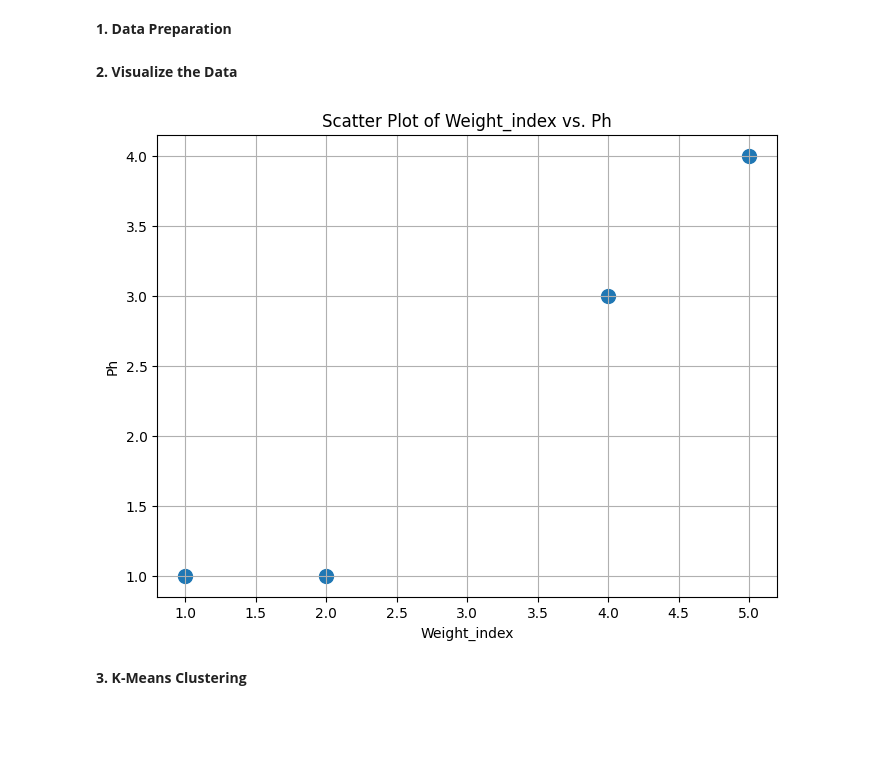
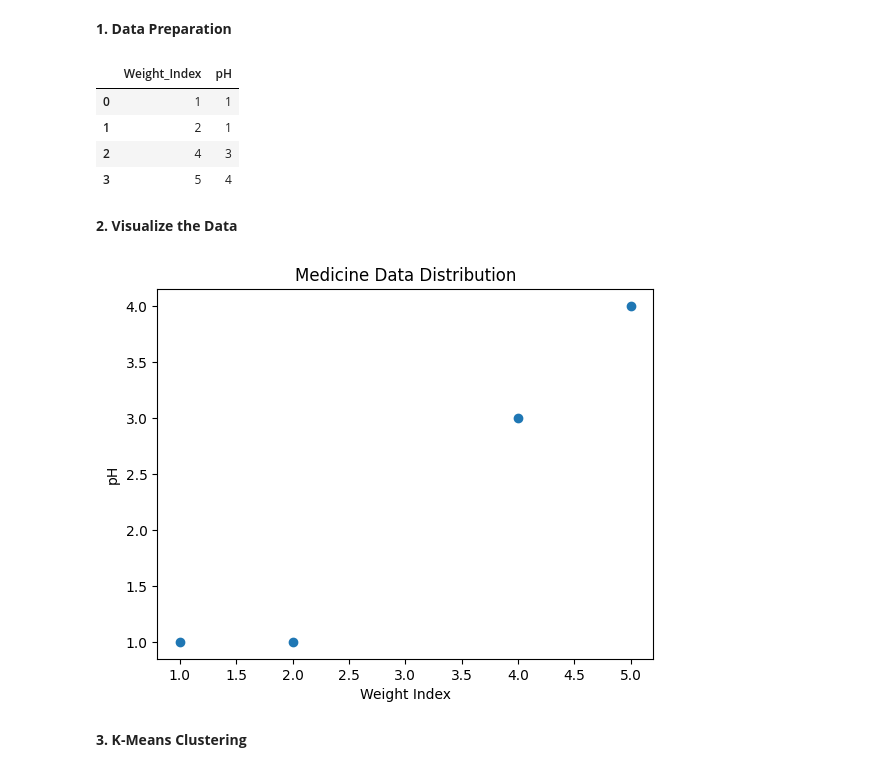
Before and after one commit to linamellese/Unsupervised-Machine-Learning-Clustering-, a Jupyter notebook: Unsupervised-Machine-Learning-Clustering.ipynb, the cells around one changed output. Saved outputs shown, nothing was run; the diff lists cells and outputs as text; code cells hidden in the pictures; blank space fills up the shorter version.

```diff
--- a/Unsupervised-Machine-Learning-Clustering.ipynb
+++ b/Unsupervised-Machine-Learning-Clustering.ipynb
@@ -44,14 +31,27 @@ X = data[['Weight_index', 'Ph']].values
+# %%
+# Create dataset
+data = {
+    "Weight_Index": [1, 2, 4, 5],
+    "pH": [1, 1, 3, 4]
+}
+
+df = pd.DataFrame(data)
+df
+# %% [output]
+|  | Weight_Index | pH |
+| 0 | 1 | 1 |
+| 1 | 2 | 1 |
+| 2 | 4 | 3 |
+| 3 | 5 | 4 |
 # %% [markdown]
 **2.  Visualize the Data**
-# %%
-plt.figure(figsize=(8, 6))
-plt.scatter(X[:, 0], X[:, 1], s=100) # X[:, 0] is Weight_index, X[:, 1] is Ph
-plt.xlabel('Weight_index')
-plt.ylabel('Ph')
-plt.title('Scatter Plot of Weight_index vs. Ph')
-plt.grid(True)
-plt.show()
-# %% [output]
-[figure, removed]
+# %%
+plt.scatter(df["Weight_Index"], df["pH"])
+plt.xlabel("Weight Index")
+plt.ylabel("pH")
+plt.title("Medicine Data Distribution")
+plt.show()
+# %% [output]
+[figure, added]
 # %% [markdown]
 **3. K-Means Clustering**
```
Also changed, not shown: parts of 37 cells of this notebook.
